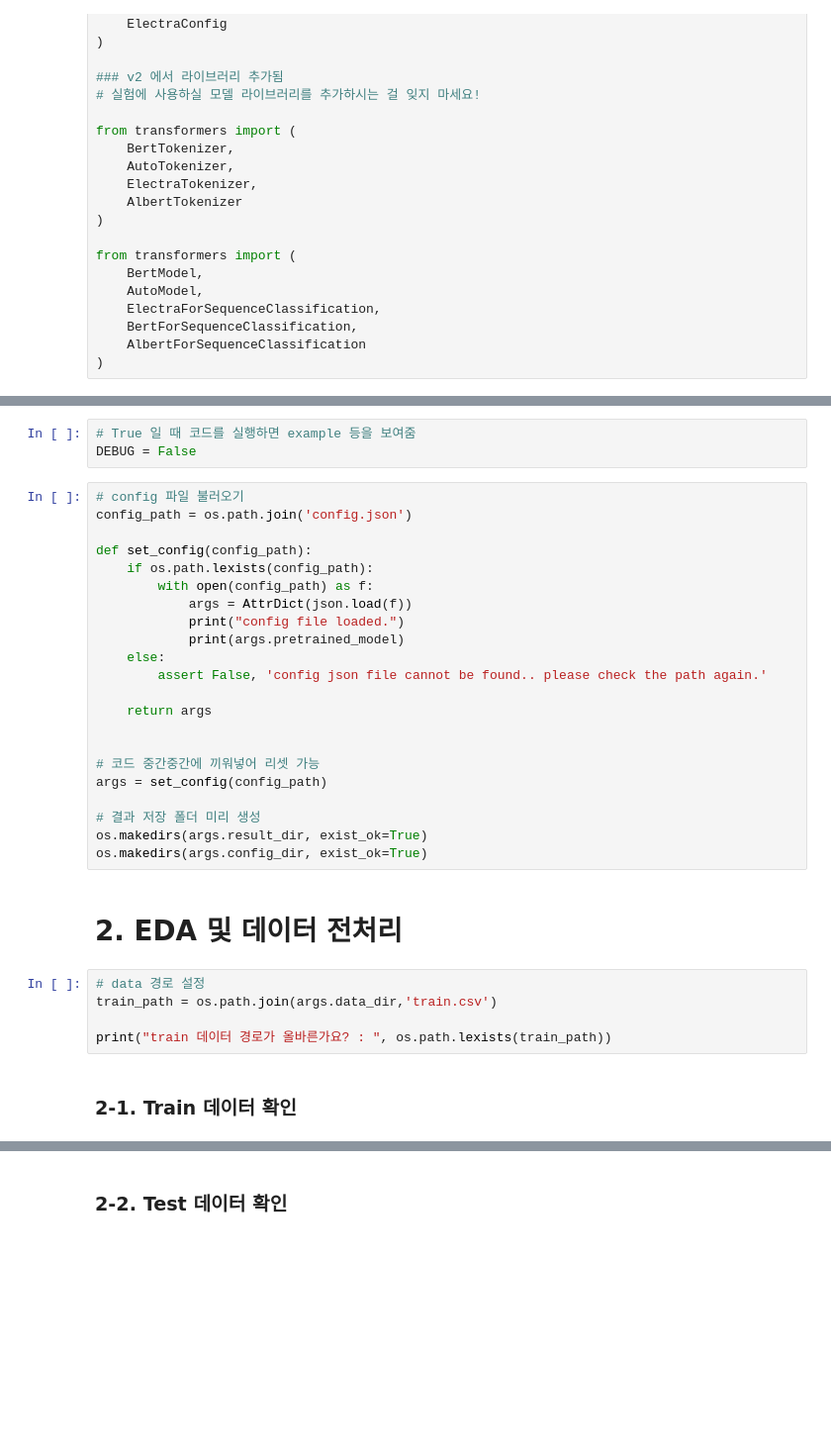
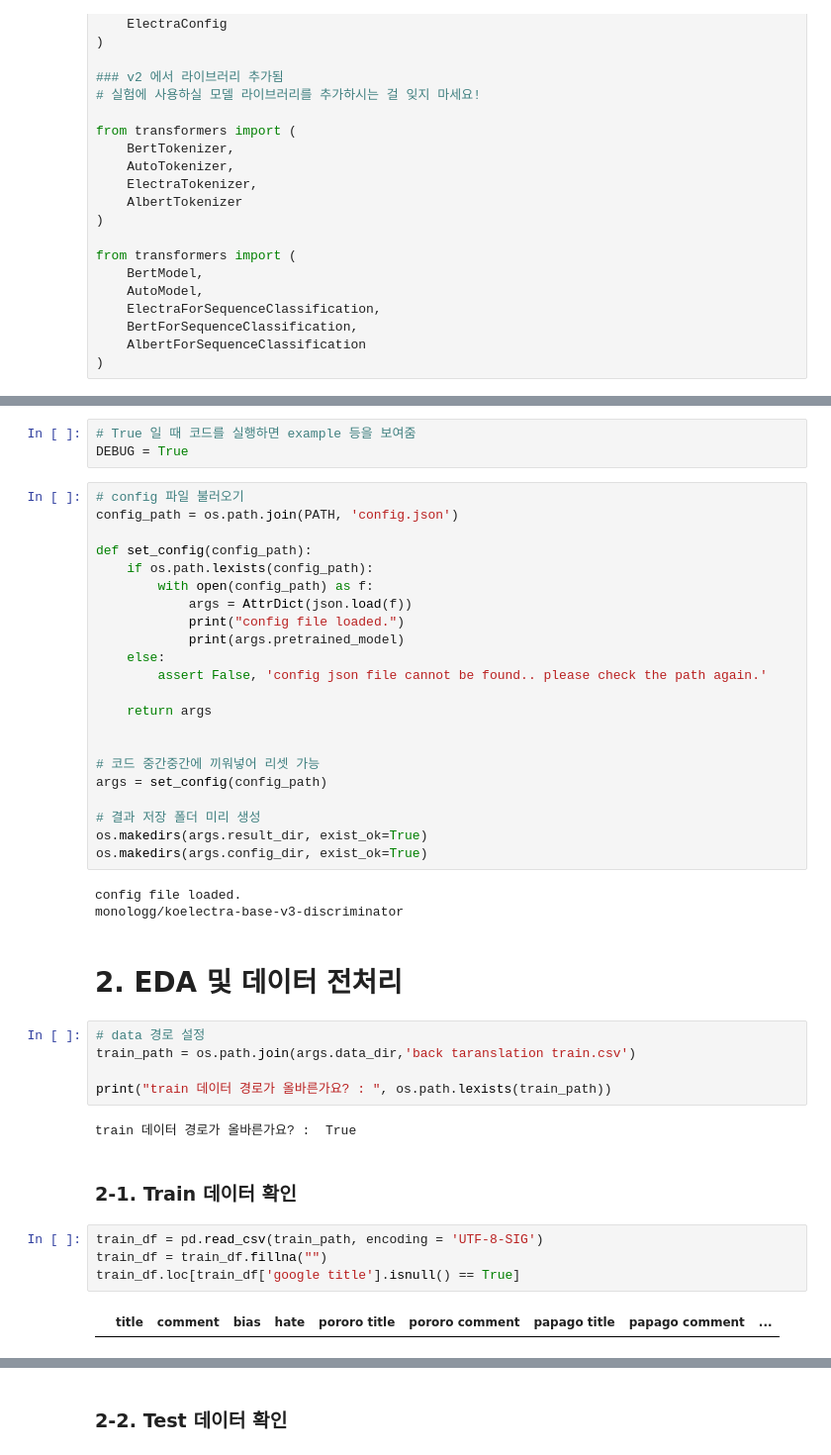
Before and after one commit to jungsolsol/Project1, a Jupyter notebook: comments identification/baseline_v2/nlp_baseline_v2.ipynb, the cells around one changed output, grey strips where cells are left out. Shown at 99% size. Saved outputs shown, nothing was run; the diff lists cells and outputs as text; blank space fills up the shorter version.

```diff
--- a/comments identification/baseline_v2/nlp_baseline_v2.ipynb
+++ b/comments identification/baseline_v2/nlp_baseline_v2.ipynb
@@ -68,9 +96,9 @@ DEVICE = torch.device("cuda" if use_cuda else "cpu")
 # %%
 # True 일 때 코드를 실행하면 example 등을 보여줌
-DEBUG = False
+DEBUG = True
 # %%
 # config 파일 불러오기
-config_path = os.path.join('config.json')
+config_path = os.path.join(PATH, 'config.json')
 
 def set_config(config_path):
     if os.path.lexists(config_path):
@@ -90,13 +118,24 @@ args = set_config(config_path)
 # 결과 저장 폴더 미리 생성
 os.makedirs(args.result_dir, exist_ok=True)
 os.makedirs(args.config_dir, exist_ok=True)
+# %% [output]
+config file loaded.
+monologg/koelectra-base-v3-discriminator
 # %% [markdown]
 # 2. EDA 및 데이터 전처리
 # %%
 # data 경로 설정
-train_path = os.path.join(args.data_dir,'train.csv')
+train_path = os.path.join(args.data_dir,'back taranslation train.csv')
 
 print("train 데이터 경로가 올바른가요? : ", os.path.lexists(train_path))
+# %% [output]
+train 데이터 경로가 올바른가요? :  True
 # %% [markdown]
 ### 2-1. Train 데이터 확인
+# %%
+train_df = pd.read_csv(train_path, encoding = 'UTF-8-SIG')
+train_df = train_df.fillna("")
+train_df.loc[train_df['google title'].isnull() == True]
+# %% [output]
+|  | title | comment | bias | hate | pororo title | pororo comment | papago title | papago comment | ... |
 # %%
```
Also changed, not shown: parts of 38 cells of this notebook, 9 other files.
